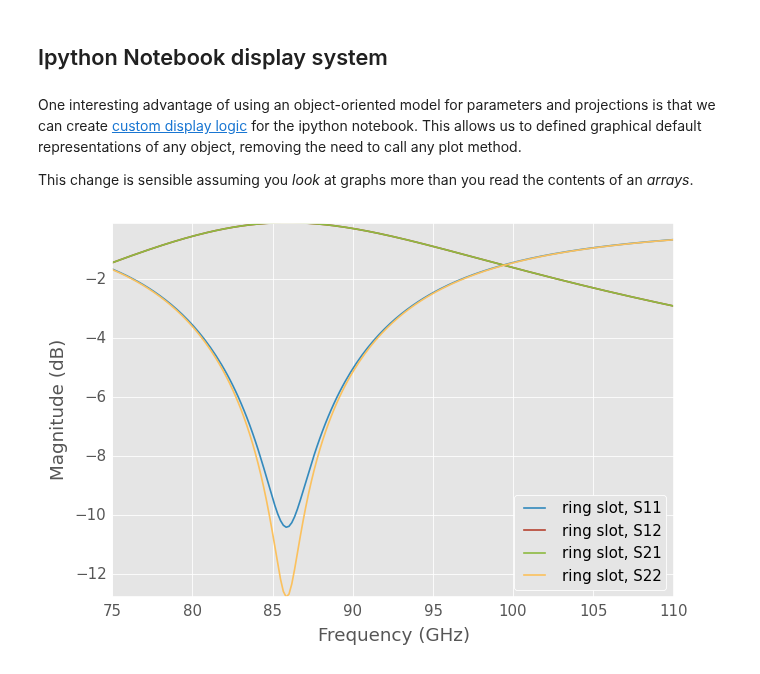
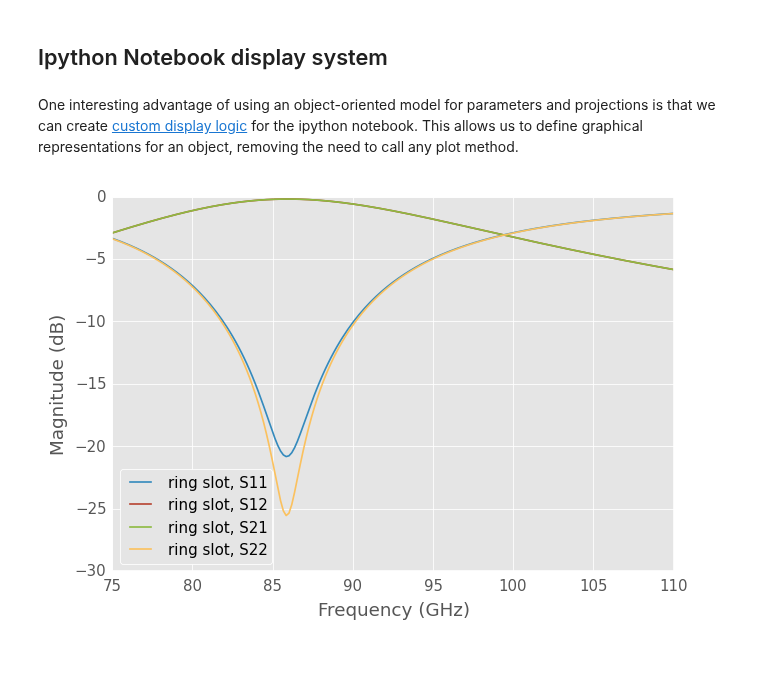
Before and after one commit to scikit-rf/examples, a Jupyter notebook: Network2.ipynb, the cells around one changed output. Drawn from its saved outputs; the diff is of its cells as text; code cells hidden in the pictures.

```diff
--- a/Network2.ipynb
+++ b/Network2.ipynb
@@ -9,5 +9,4 @@ Creating a *new style* **Network** from an old
 # %%
 from skrf import network2
 reload(network2)
-
-a = network2.Network.from_old_Network(rf.data.ring_slot)
+a = network2.Network.from_ntwkv1(rf.data.ring_slot)
@@ -105,10 +88,8 @@ a.s.deg.plot()
 # %% [markdown]
 ## Ipython Notebook display system
 # %% [markdown]
-One interesting advantage of using an object-oriented model for parameters and projections is that we can create [custom display logic](http://nbviewer.ipython.org/github/ipython/ipython/blob/master/examples/notebooks/Custom%20Display%20Logic.ipynb) for the ipython notebook.  This allows us to defined graphical default representations of any object, removing the need to call any plot method.
-
-This change is sensible assuming you *look* at graphs more than you read the contents of an *arrays*.
+One interesting advantage of using an object-oriented model for parameters and projections is that we can create [custom display logic](http://nbviewer.ipython.org/github/ipython/ipython/blob/master/examples/notebooks/Custom%20Display%20Logic.ipynb) for the ipython notebook.  This allows us to define graphical  representations for an object, removing the need to call any plot method.
 # %%
-a.s.db10
+a.s.db
 # %% [output]
-[figure, old version]
+[figure, new version]
```
Also changed, not shown: parts of 28 cells of this notebook, 2 other files.
